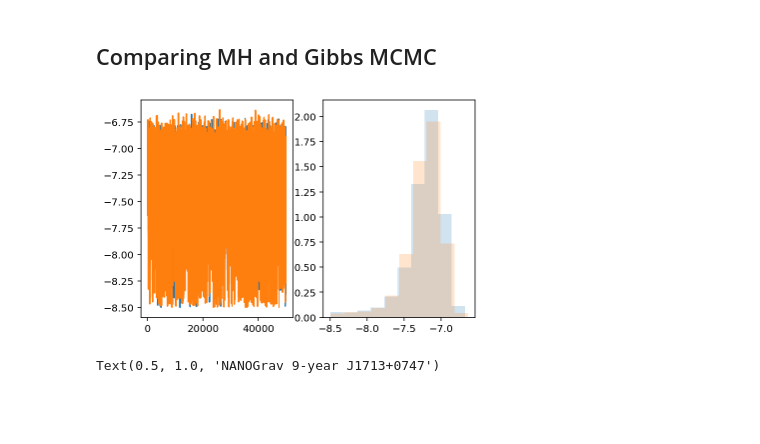
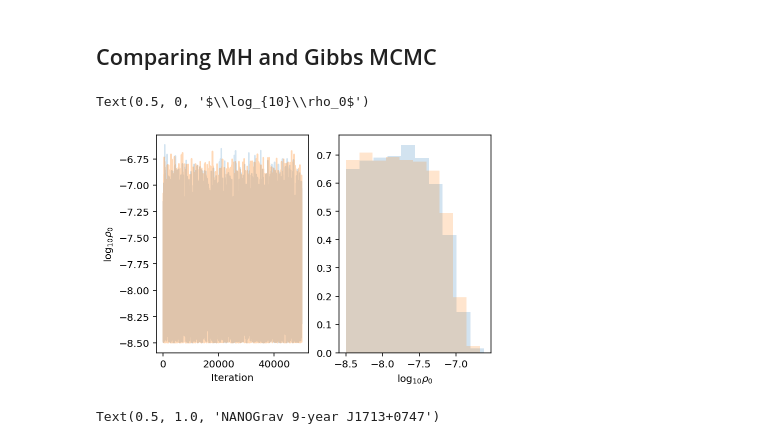
Before and after one commit to stevertaylor/pulsar_timing_gibbsspec, a Jupyter notebook: pta_gibbs_freespec.ipynb, the cells around one changed output. Cells and saved outputs as stored; diff of their text form; code cells hidden in the pictures; blank space fills up the shorter version.

```diff
--- a/pta_gibbs_freespec.ipynb
+++ b/pta_gibbs_freespec.ipynb
@@ -860,16 +969,20 @@ print(acor.acor(chain_hmodel_1713[burn:,idx])[0])
 # %% [markdown]
 ## Comparing MH and Gibbs MCMC
 # %%
-idx = 18
+idx = 20
 fig,ax = plt.subplots(nrows=1,ncols=2)
 
-ax[0].plot(chain_hmodel_1713[burn:burn+int(5e4),idx]);
+ax[0].plot(chain_hmodel_1713[burn:burn+int(5e4),idx], alpha=0.2);
 ax[1].hist(chain_hmodel_1713[burn:burn+int(5e4),idx], alpha=0.2, density=True);
+ax[0].set_xlabel('Iteration')
+ax[0].set_ylabel(r'$\log_{10}\rho_0$')
 
-ax[0].plot(chain_gibbs_1713[int(1e4):int(6e4),idx]);
+ax[0].plot(chain_gibbs_1713[int(1e4):int(6e4),idx], alpha=0.3);
 ax[1].hist(chain_gibbs_1713[int(1e4):int(6e4),idx], alpha=0.2, density=True);
+ax[1].set_xlabel(r'$\log_{10}\rho_0$')
 # %% [output]
+Text(0.5, 0, '$\\log_{10}\\rho_0$')
-[figure, old version]
+[figure, new version]
 # %%
 plt.plot([acor.acor(chain_hmodel_1713[burn:,idx])[0] for idx in range(len(pars)-1)],
          np.arange(len(pars)-1), label='MH MCMC (optimal)');
```
Also changed, not shown: parts of 10 cells of this notebook, 1 other file.
